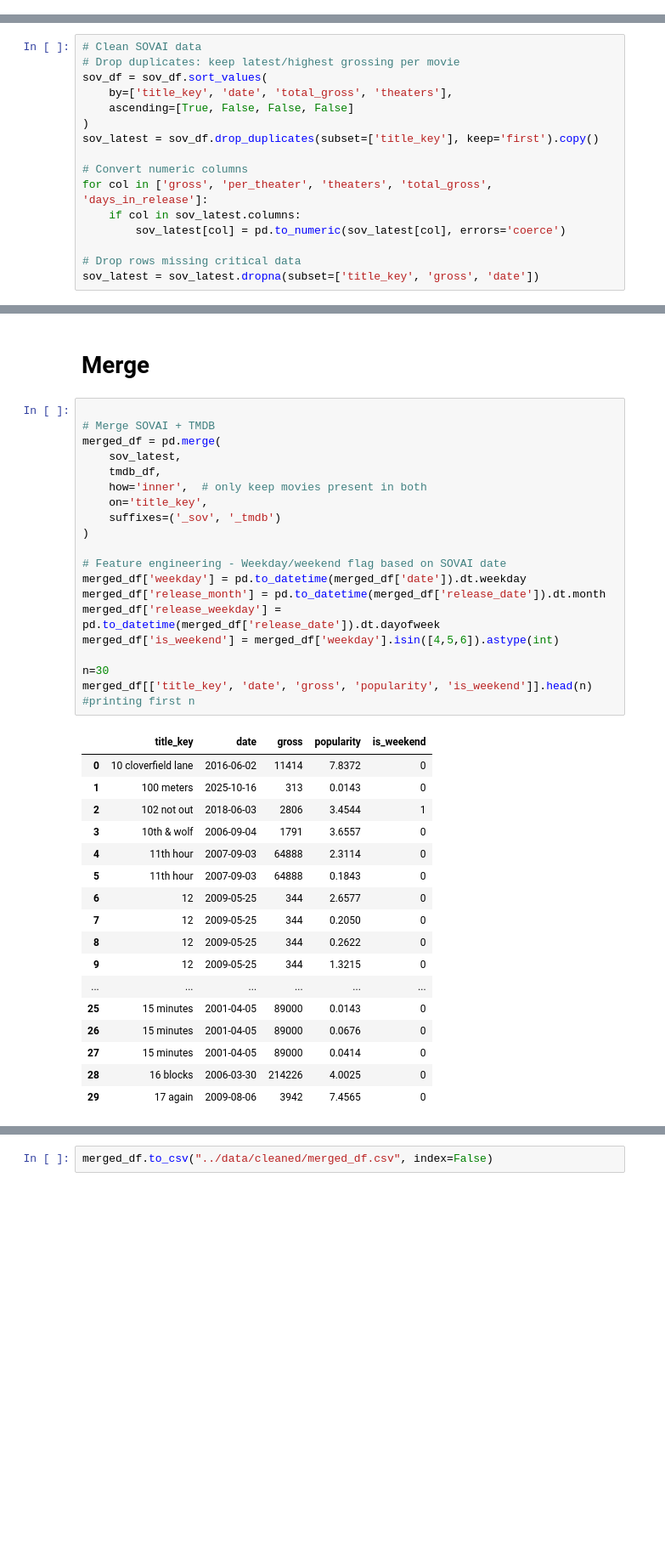
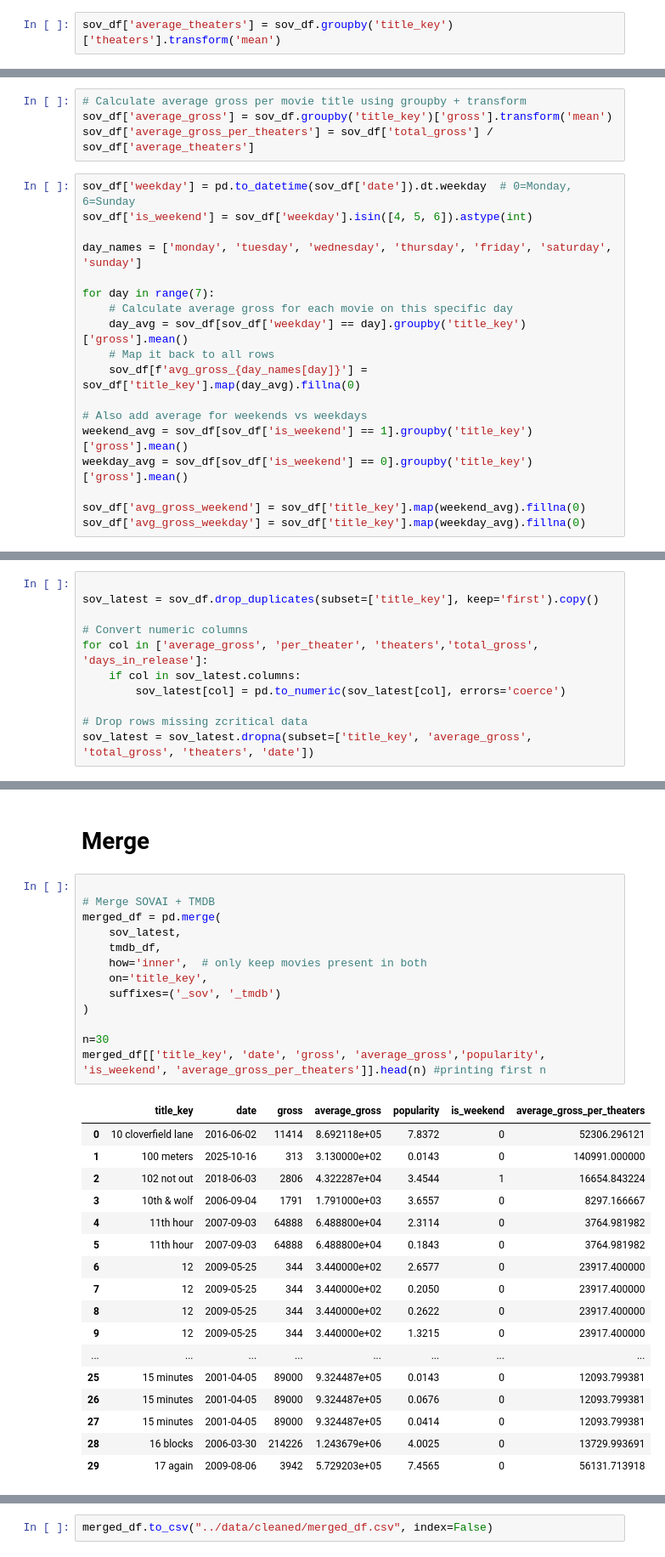
Before and after one commit to skrigel/cinema_by_the_numbers, a Jupyter notebook: data_cleaning/cleaning_and_merging.ipynb, the cells around one changed output, grey strips where cells are left out. Shown: that part at 85% size. Cells and saved outputs as stored; diff of their text form; blank space fills up the shorter version.

Commit message:
updating features based on sovAI gross column being daily and total gross being aggregate

```diff
--- a/data_cleaning/cleaning_and_merging.ipynb
+++ b/data_cleaning/cleaning_and_merging.ipynb
@@ -27,0 +36,2 @@ sov_df['title_key'] = normalize_title(sov_df['title'])
+# %%
+sov_df['average_theaters'] = sov_df.groupby('title_key')['theaters'].transform('mean')
@@ -27,0 +45,22 @@ sov_df['title_key'] = normalize_title(sov_df['title'])
+# %%
+# Calculate average gross per movie title using groupby + transform
+sov_df['average_gross'] = sov_df.groupby('title_key')['gross'].transform('mean')
+sov_df['average_gross_per_theaters'] = sov_df['total_gross'] / sov_df['average_theaters']
+# %%
+sov_df['weekday'] = pd.to_datetime(sov_df['date']).dt.weekday  # 0=Monday, 6=Sunday
+sov_df['is_weekend'] = sov_df['weekday'].isin([4, 5, 6]).astype(int)
+
+day_names = ['monday', 'tuesday', 'wednesday', 'thursday', 'friday', 'saturday', 'sunday']
+
+for day in range(7):
+    # Calculate average gross for each movie on this specific day
+    day_avg = sov_df[sov_df['weekday'] == day].groupby('title_key')['gross'].mean()
+    # Map it back to all rows
+    sov_df[f'avg_gross_{day_names[day]}'] = sov_df['title_key'].map(day_avg).fillna(0)
+
+# Also add average for weekends vs weekdays
+weekend_avg = sov_df[sov_df['is_weekend'] == 1].groupby('title_key')['gross'].mean()
+weekday_avg = sov_df[sov_df['is_weekend'] == 0].groupby('title_key')['gross'].mean()
+
+sov_df['avg_gross_weekend'] = sov_df['title_key'].map(weekend_avg).fillna(0)
+sov_df['avg_gross_weekday'] = sov_df['title_key'].map(weekday_avg).fillna(0)
@@ -28,16 +77,11 @@ sov_df['title_key'] = normalize_title(sov_df['title'])
 # %%
-# Clean SOVAI data
-# Drop duplicates: keep latest/highest grossing per movie
-sov_df = sov_df.sort_values(
-    by=['title_key', 'date', 'total_gross', 'theaters'],
-    ascending=[True, False, False, False]
-)
+
 sov_latest = sov_df.drop_duplicates(subset=['title_key'], keep='first').copy()
 
 # Convert numeric columns
-for col in ['gross', 'per_theater', 'theaters', 'total_gross', 'days_in_release']:
+for col in ['average_gross', 'per_theater', 'theaters','total_gross', 'days_in_release']:
     if col in sov_latest.columns:
         sov_latest[col] = pd.to_numeric(sov_latest[col], errors='coerce')
 
-# Drop rows missing critical data
-sov_latest = sov_latest.dropna(subset=['title_key', 'gross', 'date'])
+# Drop rows missing zcritical data
+sov_latest = sov_latest.dropna(subset=['title_key', 'average_gross', 'total_gross', 'theaters', 'date'])
@@ -102,37 +161,31 @@ tmdb_df['popularity'] = pd.to_numeric(tmdb_df['popularity'], errors='coerce')
 # %%
 
 # Merge SOVAI + TMDB
 merged_df = pd.merge(
     sov_latest,
     tmdb_df,
     how='inner',  # only keep movies present in both
     on='title_key',
     suffixes=('_sov', '_tmdb')
 )
 
-# Feature engineering - Weekday/weekend flag based on SOVAI date
-merged_df['weekday'] = pd.to_datetime(merged_df['date']).dt.weekday
-merged_df['release_month'] = pd.to_datetime(merged_df['release_date']).dt.month
-merged_df['release_weekday'] = pd.to_datetime(merged_df['release_date']).dt.dayofweek
-merged_df['is_weekend'] = merged_df['weekday'].isin([4,5,6]).astype(int)
-
 n=30
-merged_df[['title_key', 'date', 'gross', 'popularity', 'is_weekend']].head(n) #printing first n
+merged_df[['title_key', 'date', 'gross', 'average_gross','popularity', 'is_weekend', 'average_gross_per_theaters']].head(n) #printing first n
 # %% [output]
-|  | title_key | date | gross | popularity | is_weekend |
-| 0 | 10 cloverfield lane | 2016-06-02 | 11414 | 7.8372 | 0 |
-| 1 | 100 meters | 2025-10-16 | 313 | 0.0143 | 0 |
-| 2 | 102 not out | 2018-06-03 | 2806 | 3.4544 | 1 |
-| 3 | 10th & wolf | 2006-09-04 | 1791 | 3.6557 | 0 |
-| 4 | 11th hour | 2007-09-03 | 64888 | 2.3114 | 0 |
-| 5 | 11th hour | 2007-09-03 | 64888 | 0.1843 | 0 |
-| 6 | 12 | 2009-05-25 | 344 | 2.6577 | 0 |
-| 7 | 12 | 2009-05-25 | 344 | 0.2050 | 0 |
-| 8 | 12 | 2009-05-25 | 344 | 0.2622 | 0 |
-| 9 | 12 | 2009-05-25 | 344 | 1.3215 | 0 |
-| ... | ... | ... | ... | ... | ... |
-| 25 | 15 minutes | 2001-04-05 | 89000 | 0.0143 | 0 |
-| 26 | 15 minutes | 2001-04-05 | 89000 | 0.0676 | 0 |
-| 27 | 15 minutes | 2001-04-05 | 89000 | 0.0414 | 0 |
-| 28 | 16 blocks | 2006-03-30 | 214226 | 4.0025 | 0 |
-| 29 | 17 again | 2009-08-06 | 3942 | 7.4565 | 0 |
+|  | title_key | date | gross | average_gross | popularity | is_weekend | average_gross_per_theaters |
+| 0 | 10 cloverfield lane | 2016-06-02 | 11414 | 8.692118e+05 | 7.8372 | 0 | 52306.296121 |
+| 1 | 100 meters | 2025-10-16 | 313 | 3.130000e+02 | 0.0143 | 0 | 140991.000000 |
+| 2 | 102 not out | 2018-06-03 | 2806 | 4.322287e+04 | 3.4544 | 1 | 16654.843224 |
+| 3 | 10th & wolf | 2006-09-04 | 1791 | 1.791000e+03 | 3.6557 | 0 | 8297.166667 |
+| 4 | 11th hour | 2007-09-03 | 64888 | 6.488800e+04 | 2.3114 | 0 | 3764.981982 |
+| 5 | 11th hour | 2007-09-03 | 64888 | 6.488800e+04 | 0.1843 | 0 | 3764.981982 |
+| 6 | 12 | 2009-05-25 | 344 | 3.440000e+02 | 2.6577 | 0 | 23917.400000 |
+| 7 | 12 | 2009-05-25 | 344 | 3.440000e+02 | 0.2050 | 0 | 23917.400000 |
+| 8 | 12 | 2009-05-25 | 344 | 3.440000e+02 | 0.2622 | 0 | 23917.400000 |
+| 9 | 12 | 2009-05-25 | 344 | 3.440000e+02 | 1.3215 | 0 | 23917.400000 |
+| ... | ... | ... | ... | ... | ... | ... | ... |
+| 25 | 15 minutes | 2001-04-05 | 89000 | 9.324487e+05 | 0.0143 | 0 | 12093.799381 |
+| 26 | 15 minutes | 2001-04-05 | 89000 | 9.324487e+05 | 0.0676 | 0 | 12093.799381 |
+| 27 | 15 minutes | 2001-04-05 | 89000 | 9.324487e+05 | 0.0414 | 0 | 12093.799381 |
+| 28 | 16 blocks | 2006-03-30 | 214226 | 1.243679e+06 | 4.0025 | 0 | 13729.993691 |
+| 29 | 17 again | 2009-08-06 | 3942 | 5.729203e+05 | 7.4565 | 0 | 56131.713918 |
```
Also changed, not shown: parts of 10 cells of this notebook, 31 other files.
